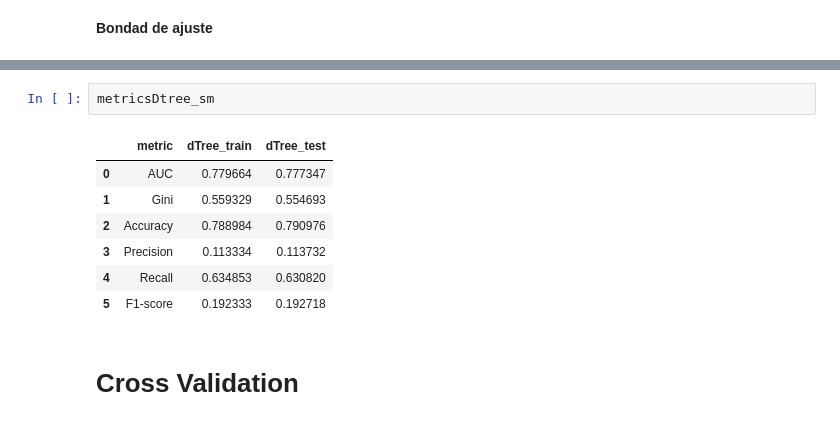
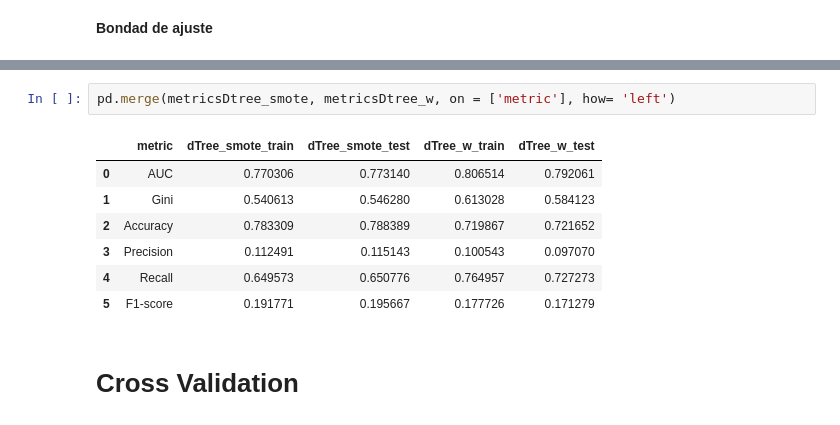
Before and after one commit to JCaballerot/Machine-Learning-Program, a Jupyter notebook: Supervised_models/DecisionTrees_Boosting/Lab_Santander.ipynb, the cells around one changed output, grey strips where cells are left out. Drawn from its saved outputs; the diff is of its cells as text.

```diff
--- a/Supervised_models/DecisionTrees_Boosting/Lab_Santander.ipynb
+++ b/Supervised_models/DecisionTrees_Boosting/Lab_Santander.ipynb
@@ -296,13 +329,13 @@ metricsDtree
-# %%
-metricsDtree_sm
-# %% [output]
-|  | metric | dTree_train | dTree_test |
-| 0 | AUC | 0.779664 | 0.777347 |
-| 1 | Gini | 0.559329 | 0.554693 |
-| 2 | Accuracy | 0.788984 | 0.790976 |
-| 3 | Precision | 0.113334 | 0.113732 |
-| 4 | Recall | 0.634853 | 0.630820 |
-| 5 | F1-score | 0.192333 | 0.192718 |
+# %%
+pd.merge(metricsDtree_smote, metricsDtree_w, on = ['metric'], how= 'left')
+# %% [output]
+|  | metric | dTree_smote_train | dTree_smote_test | dTree_w_train | dTree_w_test |
+| 0 | AUC | 0.770306 | 0.773140 | 0.806514 | 0.792061 |
+| 1 | Gini | 0.540613 | 0.546280 | 0.613028 | 0.584123 |
+| 2 | Accuracy | 0.783309 | 0.788389 | 0.719867 | 0.721652 |
+| 3 | Precision | 0.112491 | 0.115143 | 0.100543 | 0.097070 |
+| 4 | Recall | 0.649573 | 0.650776 | 0.764957 | 0.727273 |
+| 5 | F1-score | 0.191771 | 0.195667 | 0.177726 | 0.171279 |
 # %% [markdown]
 # Cross Validation
 # %% [markdown]
```
Also changed, not shown: parts of 47 cells of this notebook.
